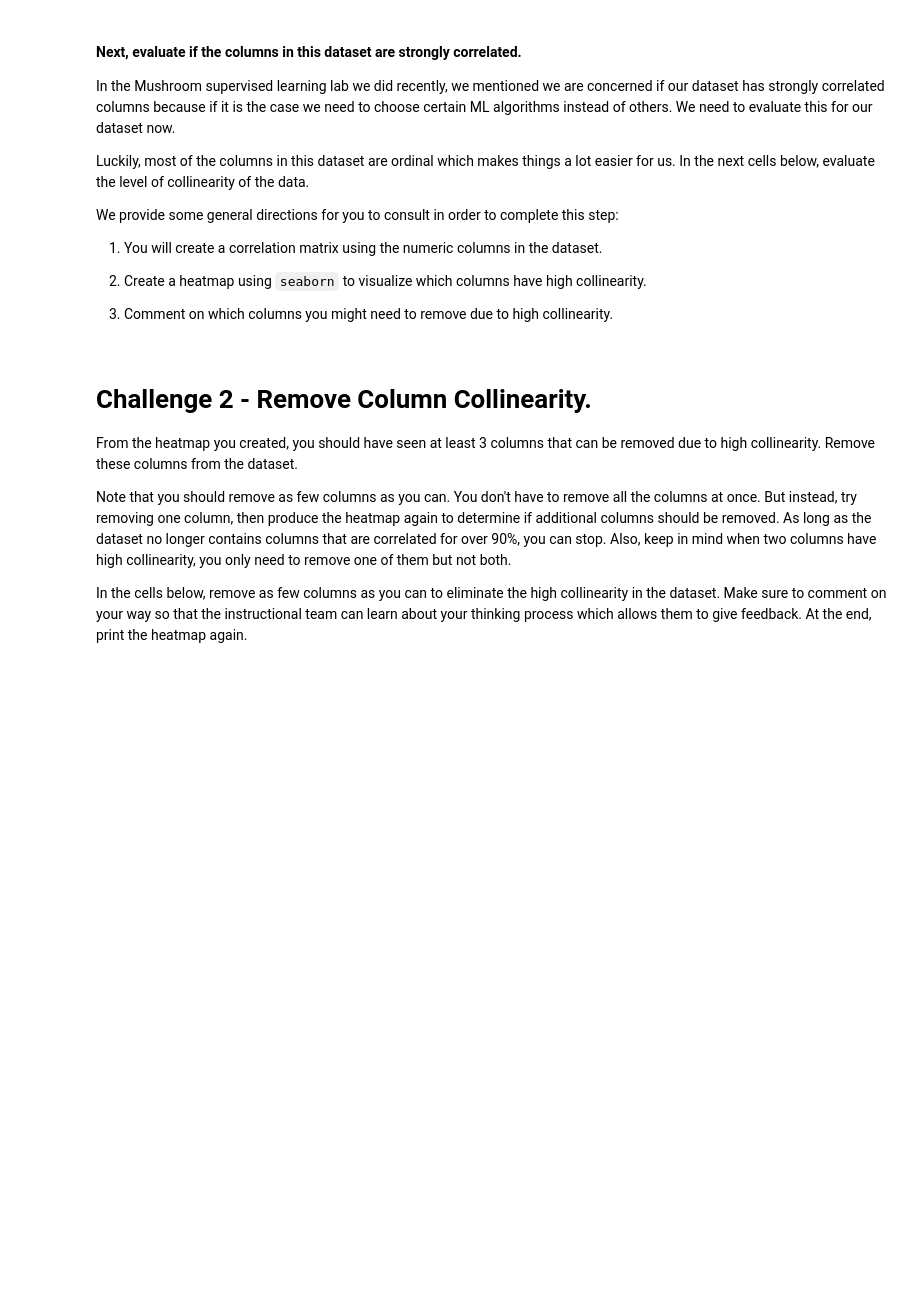
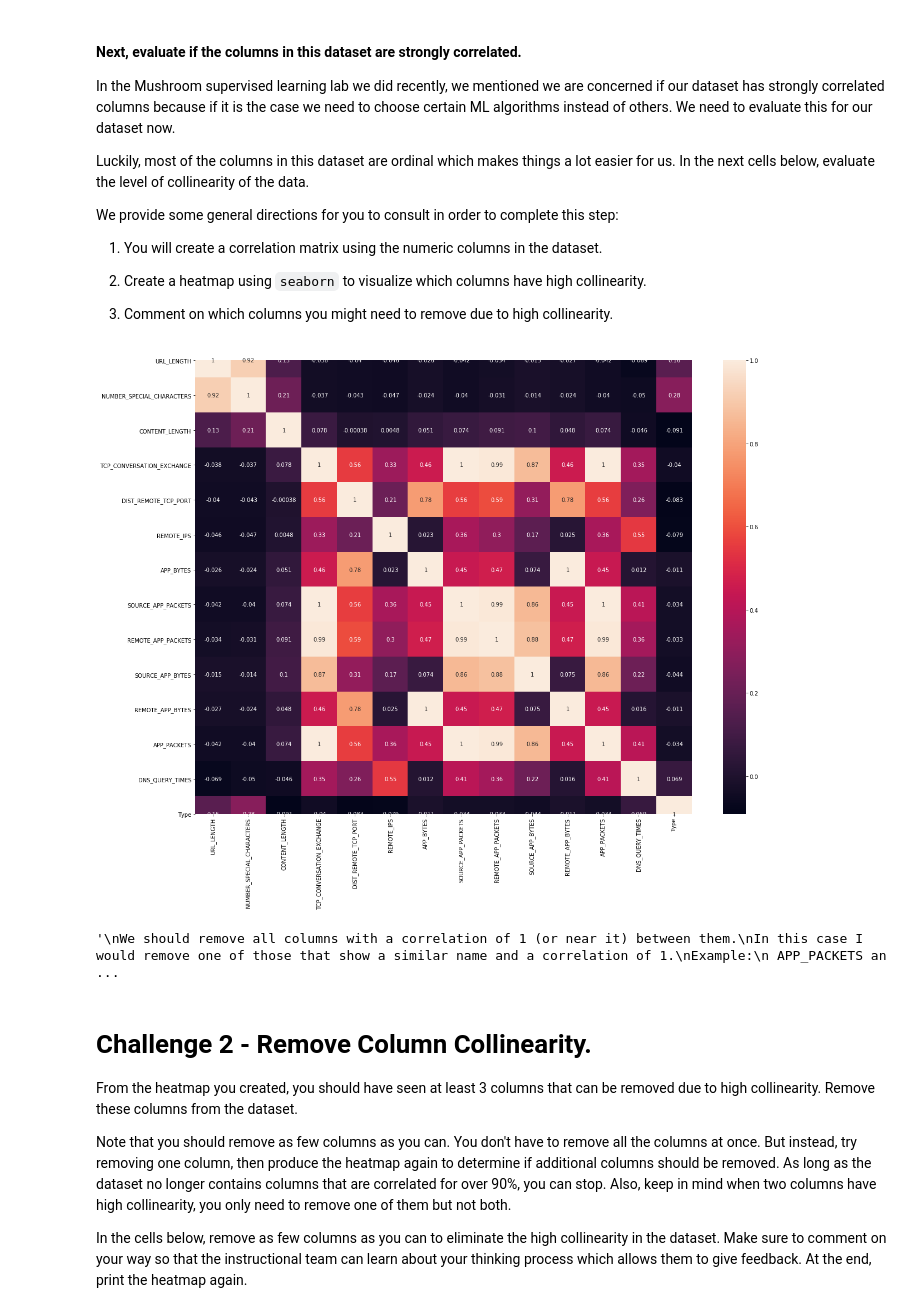
Before and after one commit to ta-data-lis/lab-supervised-learning, a Jupyter notebook: your-code/main.ipynb, the cells around one changed output. Drawn from its saved outputs; the diff is of its cells as text; code cells hidden in the pictures; blank space fills up the shorter version.

```diff
--- a/your-code/main.ipynb
+++ b/your-code/main.ipynb
@@ -17,5 +17,5 @@ In this lab, we will explore a dataset that describes websites with different fe
 
 Let's start by exploring the dataset. First load the data file:
 # %%
-websites = pd.read_csv('../data/website.csv')
+websites = pd.read_csv('website.csv')
 # %% [markdown]
@@ -57,3 +93,27 @@ We provide some general directions for you to consult in order to complete this
+# %%
+corrMatrix = websites.corr()
+# %%
+import seaborn as sb
+import matplotlib.pyplot as plt
+
+plt.figure(figsize = (20,15))
+sb.heatmap(corrMatrix, annot=True)
+plt.show()
+# %% [output]
+[figure, added]
+# %%
+'''
+We should remove all columns with a correlation of 1 (or near it) between them.
+In this case I would remove one of those that show a similar name and a correlation of 1.
+Example:
+ APP_PACKETS and SOURCE_APP_PACKETS
+ APP_PACKETS and REMOTE_APP_PACKETS
+I could also remove variables that show high correlation with several other variables.
+Example:
+ TCP_CONVERSATION_EXCHANGE
+'''
+# %% [output]
+'\nWe should remove all columns with a correlation of 1 (or near it) between them.\nIn this case I would remove one of those that show a similar name and a correlation of 1.\nExample:\n APP_PACKETS an ...
 # %% [markdown]
 # Challenge 2 - Remove Column Collinearity.
 
```
Also changed, not shown: parts of 78 cells of this notebook, 1 other file.
